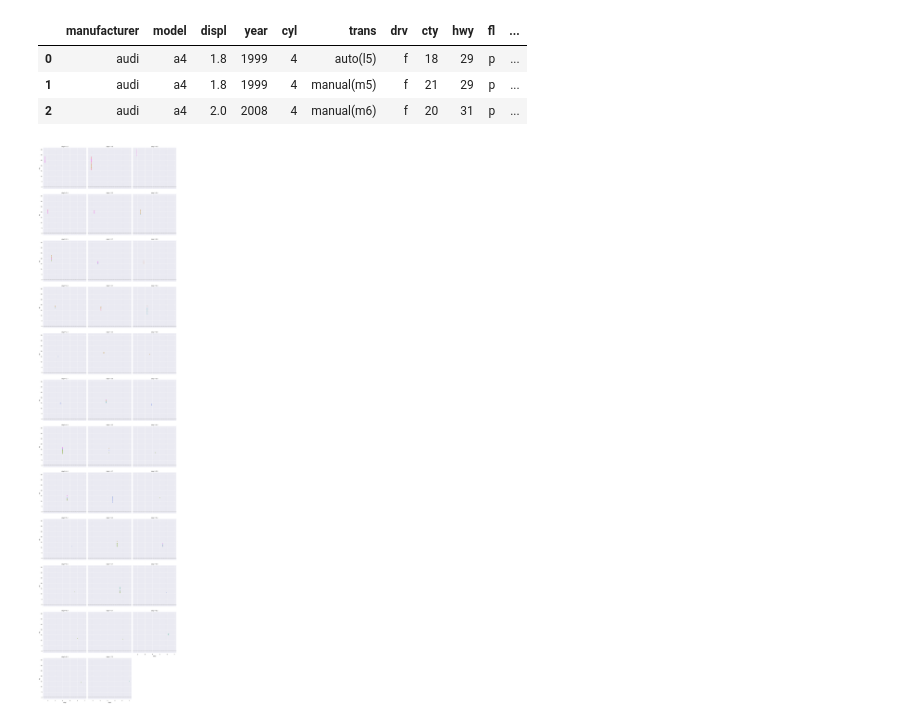
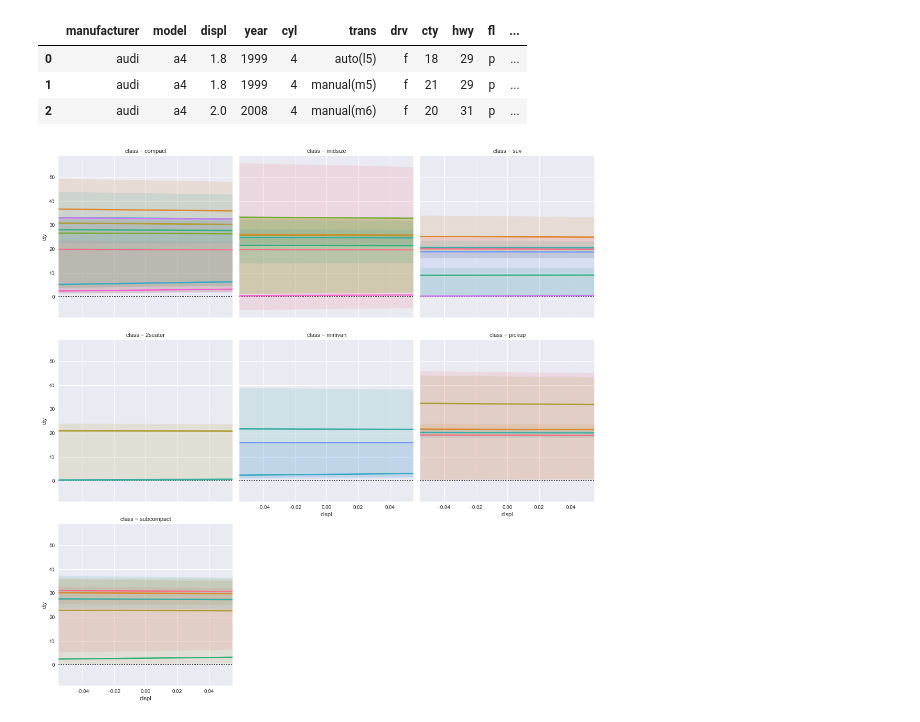
Before and after one commit to cottalucas/ds-2017, a Jupyter notebook: Viz/mapping data.ipynb, the cells around one changed output. Drawn from its saved outputs; the diff is of its cells as text; code cells hidden in the pictures.

Commit message:
Adding time-series graph, implementing Facets with different classes

```diff
--- a/Viz/mapping data.ipynb
+++ b/Viz/mapping data.ipynb
@@ -117,9 +106,9 @@ df.head(3)
 # %%
 #Facet by class, show cty/hwy vs. displacement
 #Facet by class, show cty/hwy vs. displacement, code transmission and draw regression per transmission type
-grid = sns.FacetGrid(df, col="displ", hue="class", col_wrap=3, size=5)
+grid = sns.FacetGrid(df, col="class", hue="trans", col_wrap=3, size=5)
 grid.map(plt.axhline, y=0, ls=":", c=".3")
-grid.map(plt.plot, "displ", "cty", marker="o", ms=4)
+grid.map(sns.regplot, "displ", "cty", marker="o")
 None
 # %% [output]
-[figure, old version]
+[figure, new version]
```
Also changed, not shown: parts of 2 cells of this notebook.
